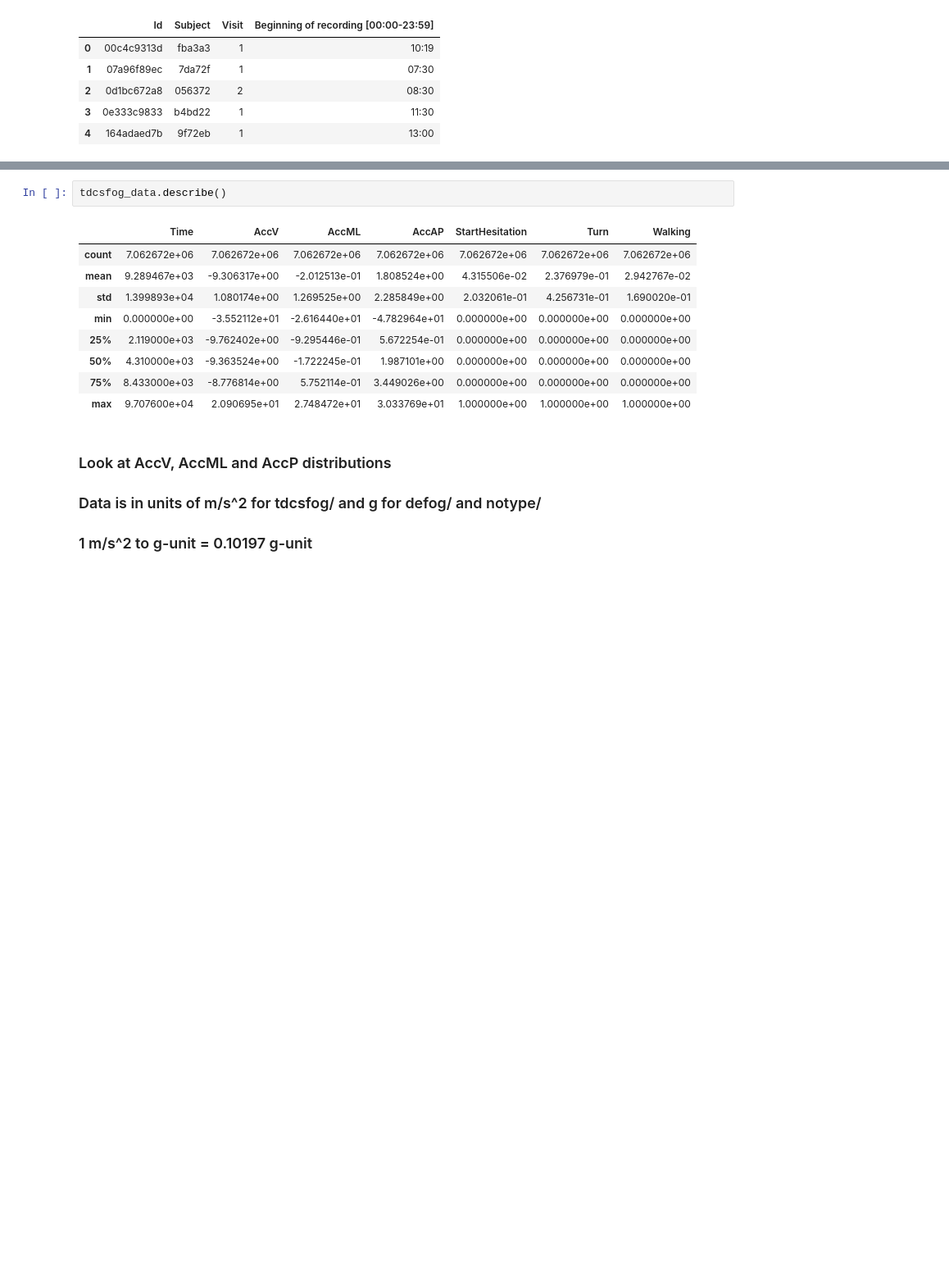
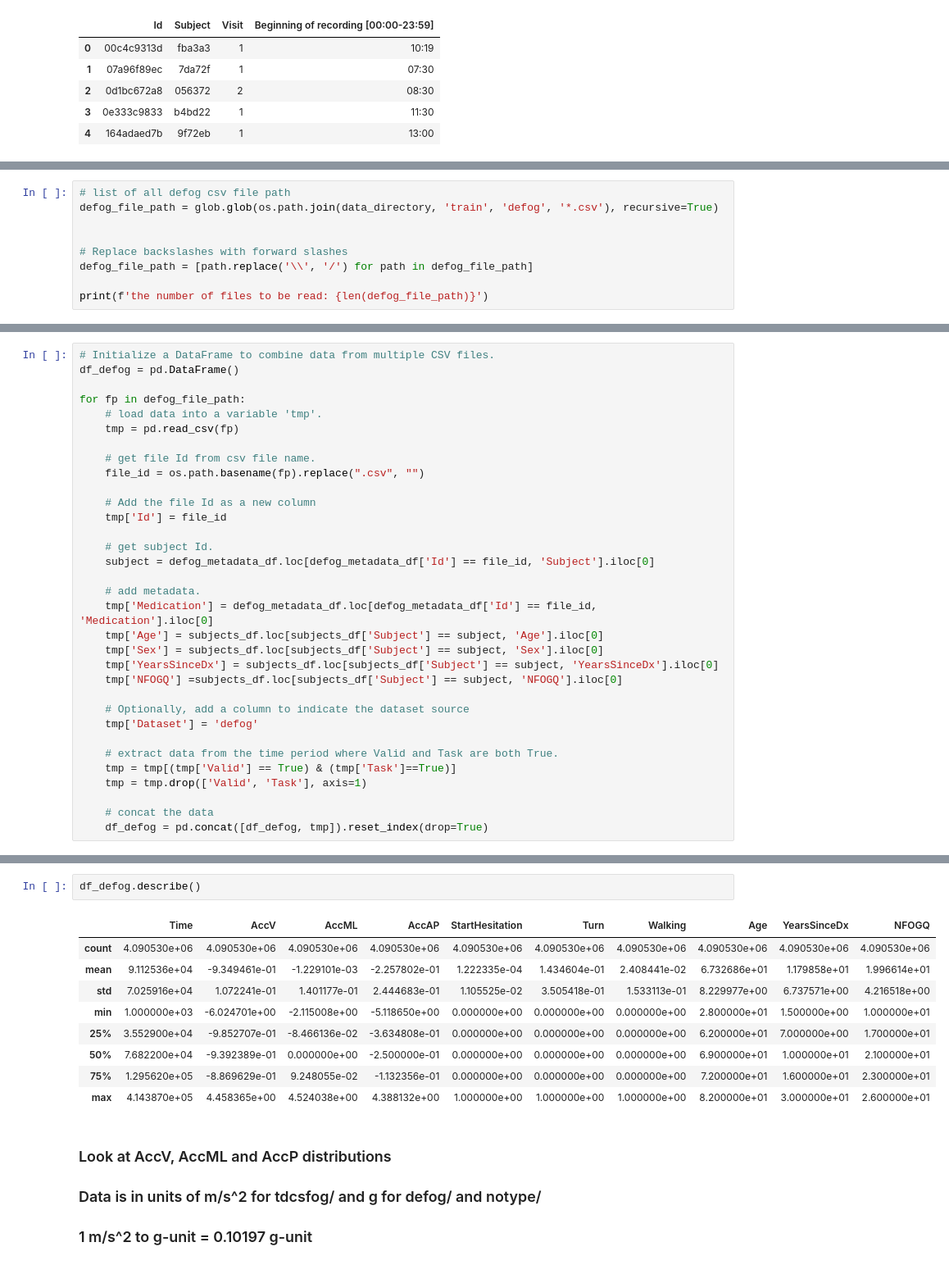
Before and after one commit to pariaighanian/Parkinson_Freezing_of_Gait_Prediction, a Jupyter notebook: ML.ipynb, the cells around one changed output, grey strips where cells are left out. Shown at 82% size. Cells and saved outputs as stored; diff of their text form; blank space fills up the shorter version.

```diff
--- a/ML.ipynb
+++ b/ML.ipynb
@@ -153,0 +195,9 @@ tdcsfog_data.head()
+# %%
+# list of all defog csv file path
+defog_file_path = glob.glob(os.path.join(data_directory, 'train', 'defog', '*.csv'), recursive=True)
+
+
+# Replace backslashes with forward slashes
+defog_file_path = [path.replace('\\', '/') for path in defog_file_path]
+
+print(f'the number of files to be read: {len(defog_file_path)}')
@@ -153,0 +206,33 @@ tdcsfog_data.head()
+# %%
+# Initialize a DataFrame to combine data from multiple CSV files.
+df_defog = pd.DataFrame()
+
+for fp in defog_file_path:
+    # load data into a variable 'tmp'.
+    tmp = pd.read_csv(fp)
+
+    # get file Id from csv file name.
+    file_id = os.path.basename(fp).replace(".csv", "")
+
+    # Add the file Id as a new column
+    tmp['Id'] = file_id
+
+    # get subject Id.
+    subject = defog_metadata_df.loc[defog_metadata_df['Id'] == file_id, 'Subject'].iloc[0]
+
+    # add metadata.
+    tmp['Medication'] = defog_metadata_df.loc[defog_metadata_df['Id'] == file_id, 'Medication'].iloc[0]
+    tmp['Age'] = subjects_df.loc[subjects_df['Subject'] == subject, 'Age'].iloc[0]
+    tmp['Sex'] = subjects_df.loc[subjects_df['Subject'] == subject, 'Sex'].iloc[0]
+    tmp['YearsSinceDx'] = subjects_df.loc[subjects_df['Subject'] == subject, 'YearsSinceDx'].iloc[0]
+    tmp['NFOGQ'] =subjects_df.loc[subjects_df['Subject'] == subject, 'NFOGQ'].iloc[0]
+
+    # Optionally, add a column to indicate the dataset source
+    tmp['Dataset'] = 'defog'
+
+    # extract data from the time period where Valid and Task are both True.
+    tmp = tmp[(tmp['Valid'] == True) & (tmp['Task']==True)]
+    tmp = tmp.drop(['Valid', 'Task'], axis=1)
+
+    # concat the data
+    df_defog = pd.concat([df_defog, tmp]).reset_index(drop=True)
@@ -154,15 +248,15 @@ tdcsfog_data.head()
 # %%
-tdcsfog_data.describe()
+df_defog.describe()
 # %% [output]
-|  | Time | AccV | AccML | AccAP | StartHesitation | Turn | Walking |
-| count | 7.062672e+06 | 7.062672e+06 | 7.062672e+06 | 7.062672e+06 | 7.062672e+06 | 7.062672e+06 | 7.062672e+06 |
-| mean | 9.289467e+03 | -9.306317e+00 | -2.012513e-01 | 1.808524e+00 | 4.315506e-02 | 2.376979e-01 | 2.942767e-02 |
-| std | 1.399893e+04 | 1.080174e+00 | 1.269525e+00 | 2.285849e+00 | 2.032061e-01 | 4.256731e-01 | 1.690020e-01 |
-| min | 0.000000e+00 | -3.552112e+01 | -2.616440e+01 | -4.782964e+01 | 0.000000e+00 | 0.000000e+00 | 0.000000e+00 |
-| 25% | 2.119000e+03 | -9.762402e+00 | -9.295446e-01 | 5.672254e-01 | 0.000000e+00 | 0.000000e+00 | 0.000000e+00 |
-| 50% | 4.310000e+03 | -9.363524e+00 | -1.722245e-01 | 1.987101e+00 | 0.000000e+00 | 0.000000e+00 | 0.000000e+00 |
-| 75% | 8.433000e+03 | -8.776814e+00 | 5.752114e-01 | 3.449026e+00 | 0.000000e+00 | 0.000000e+00 | 0.000000e+00 |
-| max | 9.707600e+04 | 2.090695e+01 | 2.748472e+01 | 3.033769e+01 | 1.000000e+00 | 1.000000e+00 | 1.000000e+00 |
+|  | Time | AccV | AccML | AccAP | StartHesitation | Turn | Walking | Age | YearsSinceDx | NFOGQ |
+| count | 4.090530e+06 | 4.090530e+06 | 4.090530e+06 | 4.090530e+06 | 4.090530e+06 | 4.090530e+06 | 4.090530e+06 | 4.090530e+06 | 4.090530e+06 | 4.090530e+06 |
+| mean | 9.112536e+04 | -9.349461e-01 | -1.229101e-03 | -2.257802e-01 | 1.222335e-04 | 1.434604e-01 | 2.408441e-02 | 6.732686e+01 | 1.179858e+01 | 1.996614e+01 |
+| std | 7.025916e+04 | 1.072241e-01 | 1.401177e-01 | 2.444683e-01 | 1.105525e-02 | 3.505418e-01 | 1.533113e-01 | 8.229977e+00 | 6.737571e+00 | 4.216518e+00 |
+| min | 1.000000e+03 | -6.024701e+00 | -2.115008e+00 | -5.118650e+00 | 0.000000e+00 | 0.000000e+00 | 0.000000e+00 | 2.800000e+01 | 1.500000e+00 | 1.000000e+01 |
+| 25% | 3.552900e+04 | -9.852707e-01 | -8.466136e-02 | -3.634808e-01 | 0.000000e+00 | 0.000000e+00 | 0.000000e+00 | 6.200000e+01 | 7.000000e+00 | 1.700000e+01 |
+| 50% | 7.682200e+04 | -9.392389e-01 | 0.000000e+00 | -2.500000e-01 | 0.000000e+00 | 0.000000e+00 | 0.000000e+00 | 6.900000e+01 | 1.000000e+01 | 2.100000e+01 |
+| 75% | 1.295620e+05 | -8.869629e-01 | 9.248055e-02 | -1.132356e-01 | 0.000000e+00 | 0.000000e+00 | 0.000000e+00 | 7.200000e+01 | 1.600000e+01 | 2.300000e+01 |
+| max | 4.143870e+05 | 4.458365e+00 | 4.524038e+00 | 4.388132e+00 | 1.000000e+00 | 1.000000e+00 | 1.000000e+00 | 8.200000e+01 | 3.000000e+01 | 2.600000e+01 |
 # %% [markdown]
 ### Look at AccV, AccML and AccP distributions
 ### Data is in units of m/s^2 for tdcsfog/ and g for defog/ and notype/
```
Also changed, not shown: parts of 20 cells of this notebook.
